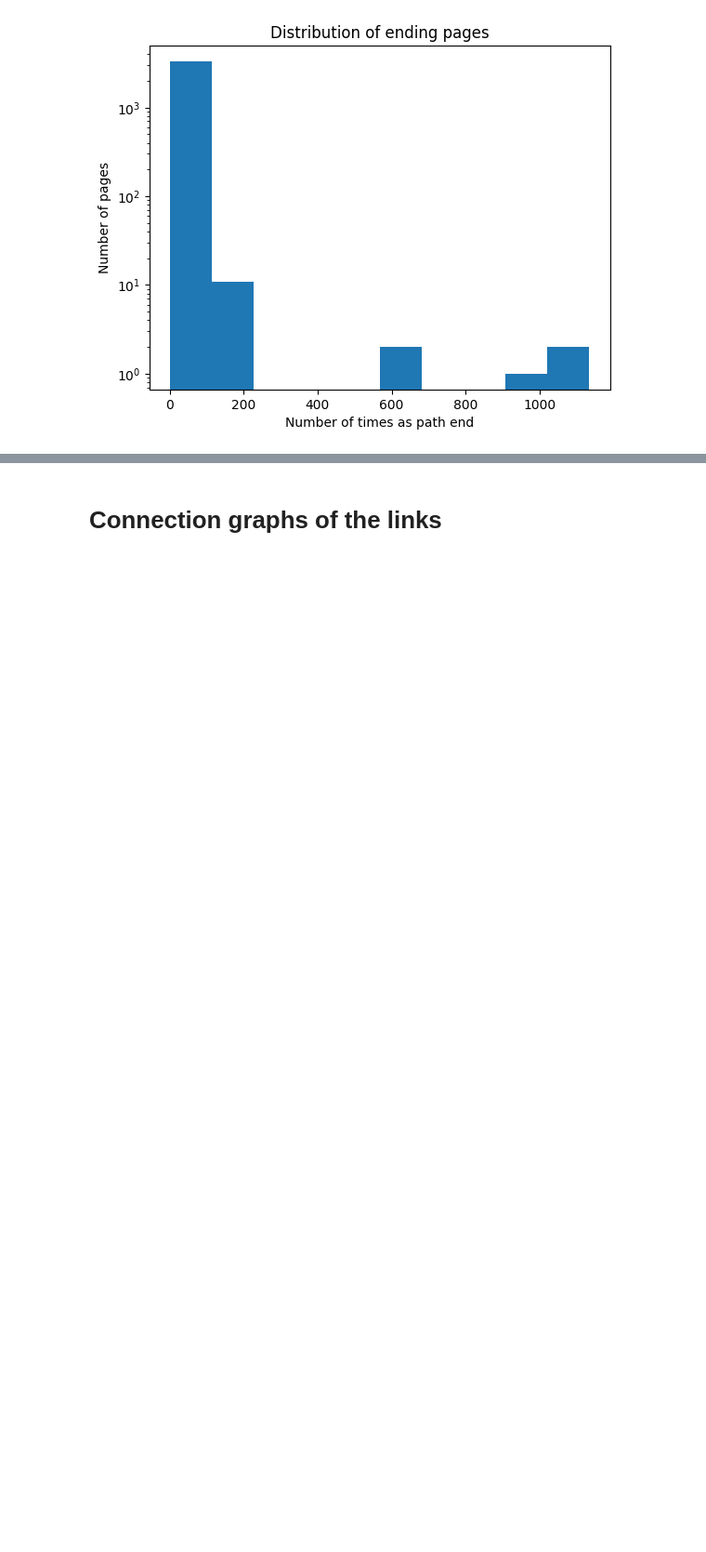
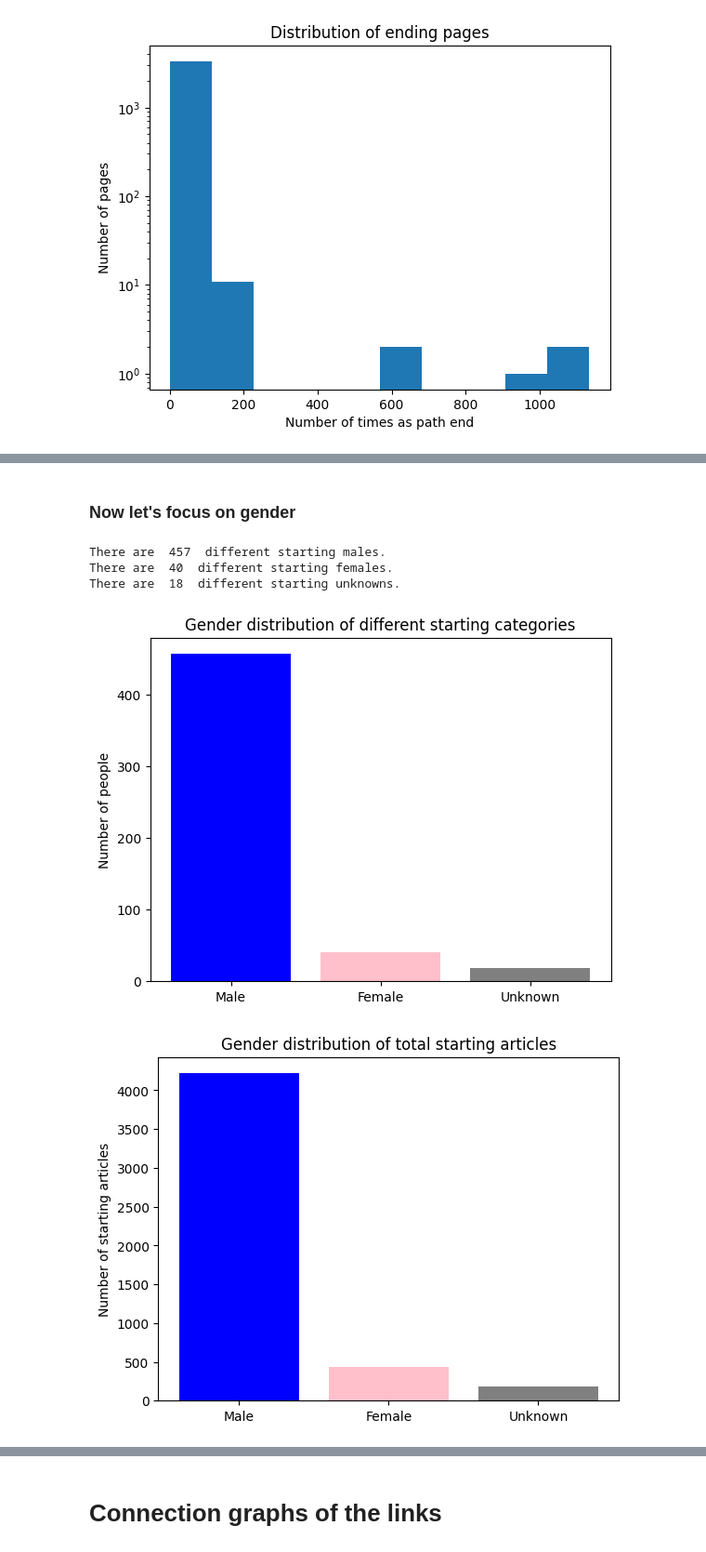
Before and after one commit to epfl-ada/ada-2023-project-ndlmada, a Jupyter notebook: P2_notebook.ipynb, the cells around one changed output, grey strips where cells are left out. Shown at 93% size. Cells and saved outputs as stored; diff of their text form; code cells hidden in the pictures; blank space fills up the shorter version.

```diff
--- a/P2_notebook.ipynb
+++ b/P2_notebook.ipynb
@@ -507,0 +504,3 @@ See the caveats in the documentation: https://pandas.pydata.org/pandas-docs/stab
+# %%
+main_people_selection = main_people_selection.set_index('article')
+main_people_selection
@@ -648,0 +777,10 @@ plt.show()
+# %% [markdown]
+### Now let's focus on gender
+# %%
+main_people_selection_single = main_people_selection.reset_index().drop_duplicates(subset = ['article'], keep='first').set_index('article')
+# %%
+
+starting_counts_people = pd.DataFrame(starting_counts.loc[starting_counts['simple_category'] == 'People']).drop('simple_category', axis=1)
+finishing_counts_people = pd.DataFrame(finishing_counts.loc[finishing_counts['simple_category'] == 'People'].drop('simple_category', axis=1))
+starting_counts_people['gender'] = [main_people_selection_single.loc[person]['gender'] for person in starting_counts_people.index]
+finishing_counts_people['gender'] = [main_people_selection_single.loc[person]['gender'] for person in finishing_counts_people.index]
@@ -648,0 +789,25 @@ plt.show()
+# %%
+starting_gender_counts_fem = starting_counts_people[starting_counts_people['gender'] == 'Female']
+starting_gender_counts_male = starting_counts_people[starting_counts_people['gender'] == 'Male']
+starting_gender_counts_unk = starting_counts_people[starting_counts_people['gender'] == 'Unknown']
+print('There are ' ,len(starting_gender_counts_male), ' different starting males.')
+print('There are ' ,len(starting_gender_counts_fem), ' different starting females.')
+print('There are ' ,len(starting_gender_counts_unk), ' different starting unknowns.')
+
+plt.bar(x=(0,1,2),height=(len(starting_gender_counts_male),len(starting_gender_counts_fem),len(starting_gender_counts_unk)), color = ('blue', 'pink', 'grey'))
+plt.ylabel('Number of people')
+plt.xticks(ticks = (0,1,2), labels = ('Male', 'Female', 'Unknown'))
+plt.title('Gender distribution of different starting categories')
+plt.show()
+
+plt.bar(x=(0,1,2), height = (starting_gender_counts_male['count'].sum(),starting_gender_counts_fem['count'].sum(),starting_gender_counts_unk['count'].sum()), color = ('blue', 'pink', 'grey'))
+plt.ylabel('Number of starting articles')
+plt.xticks(ticks = (0,1,2), labels = ('Male', 'Female', 'Unknown'))
+plt.title('Gender distribution of total starting articles')
+plt.show()
+# %% [output]
+There are  457  different starting males.
+There are  40  different starting females.
+There are  18  different starting unknowns.
+[figure, added]
+[figure, added]
```
Also changed, not shown: parts of 20 cells of this notebook.
